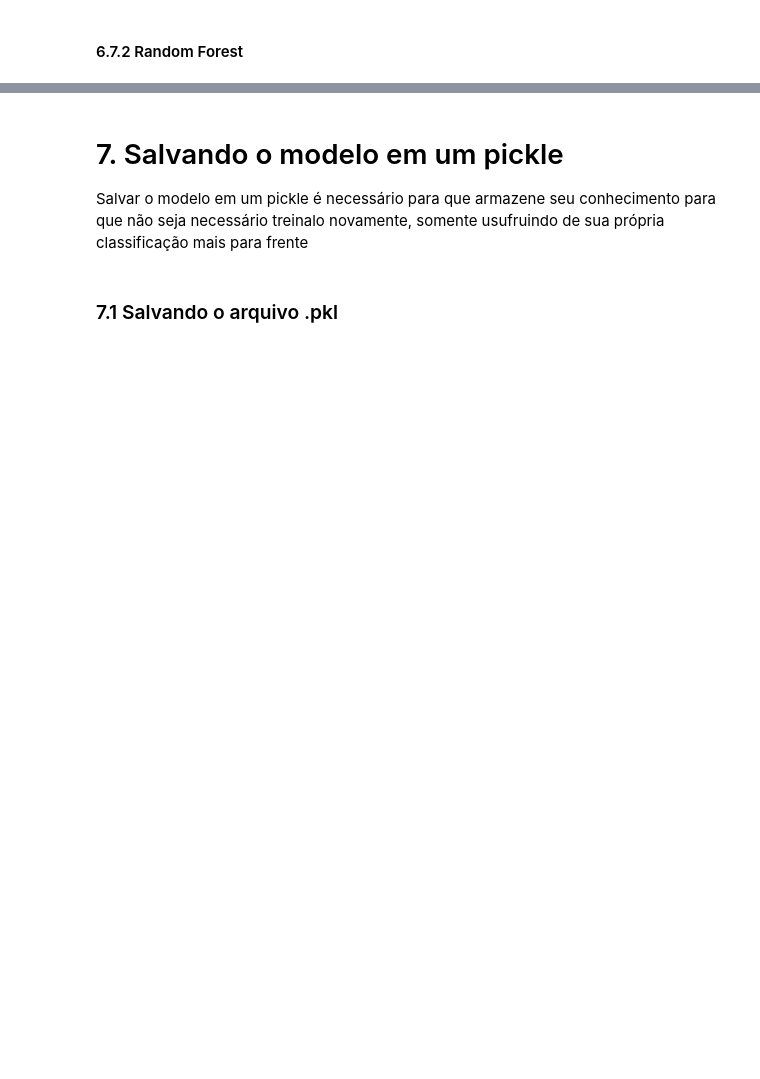
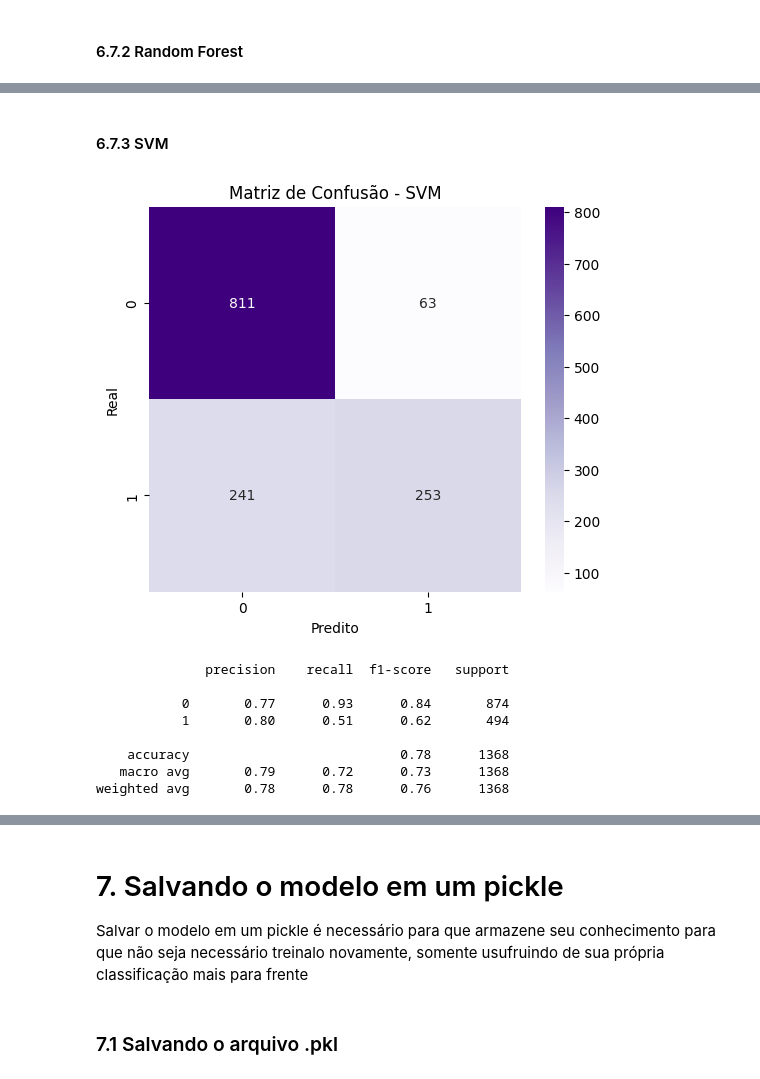
Before and after one commit to Ei-Truck/Exploratory-Analysis_Preditive-Model, a Jupyter notebook: T_L_Tracking_Dataset/analise_dados.ipynb, the cells around one changed output, grey strips where cells are left out. Cells and saved outputs as stored; diff of their text form; code cells hidden in the pictures; blank space fills up the shorter version.

```diff
--- a/T_L_Tracking_Dataset/analise_dados.ipynb
+++ b/T_L_Tracking_Dataset/analise_dados.ipynb
@@ -759,4 +815,23 @@ rf_model = Pipeline(
         ),
     ]
 )
+
+svm_model = Pipeline(steps=[
+    ('preprocessor', preprocessor_svm),
+    ('classifier', SVC(C=10, gamma='scale', kernel='rbf', probability=True, random_state=42))
+])
+
+mlp_model = Pipeline(steps=[
+    ('preprocessor', preprocessor_mlp),
+    ('classifier',
+    MLPClassifier(
+        activation='relu',
+        alpha=0.001,
+        hidden_layer_sizes=(50,),
+        learning_rate='constant',
+        solver='adam',
+        random_state=42,
+        max_iter=500
+    ))
+])
 # %% [markdown]
@@ -846,0 +927,32 @@ weighted avg       1.00      1.00      1.00      2052
+# %% [markdown]
+#### 6.7.3 SVM
+# %%
+y_pred = svm_model.predict(X_test)
+cm = confusion_matrix(y_test, y_pred)
+
+plt.figure(figsize=(6, 5))
+sns.heatmap(
+    cm,
+    annot=True,
+    fmt="d",
+    cmap="Purples",
+    xticklabels=svm_model.named_steps["classifier"].classes_,
+    yticklabels=svm_model.named_steps["classifier"].classes_
+)
+
+plt.xlabel("Predito")
+plt.ylabel("Real")
+plt.title("Matriz de Confusão - SVM")
+plt.show()
+
+print(classification_report(y_test, y_pred))
+# %% [output]
+[figure, added]
+              precision    recall  f1-score   support
+
+           0       0.77      0.93      0.84       874
+           1       0.80      0.51      0.62       494
+
+    accuracy                           0.78      1368
+   macro avg       0.79      0.72      0.73      1368
+weighted avg       0.78      0.78      0.76      1368
```
Also changed, not shown: parts of 20 cells of this notebook.
